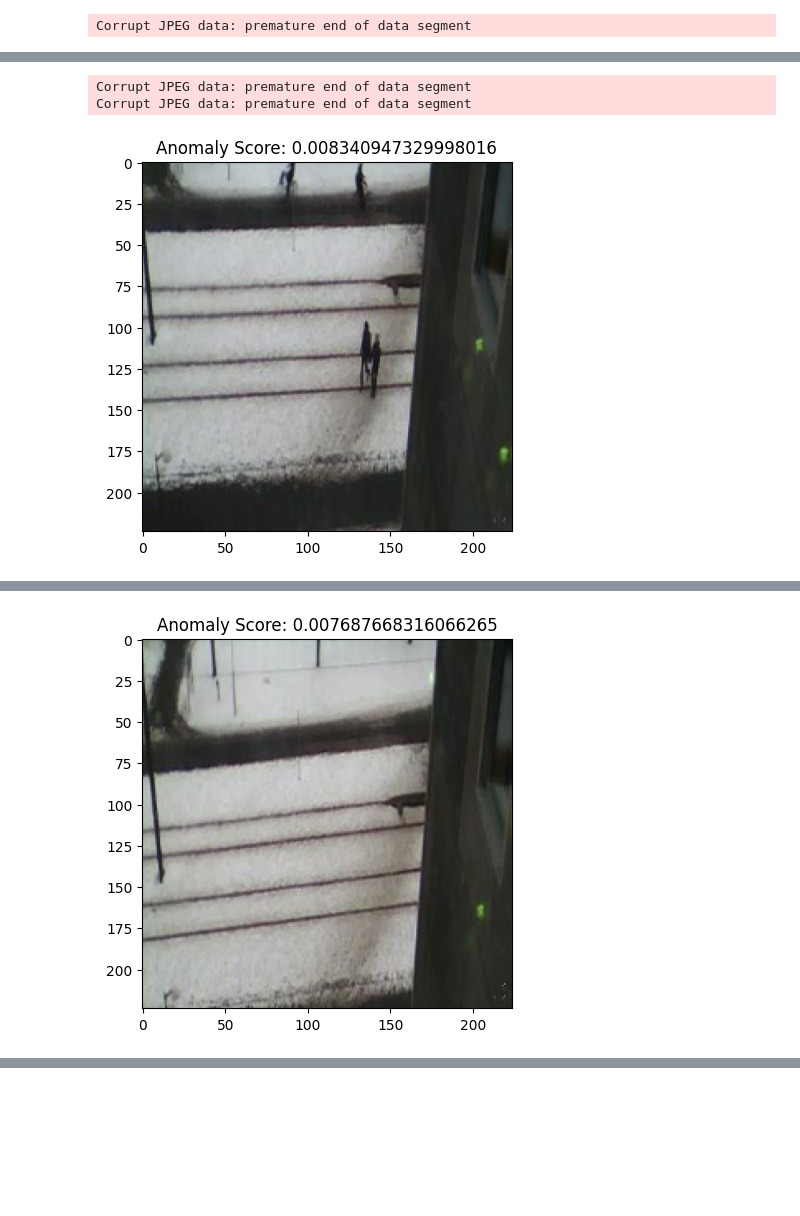
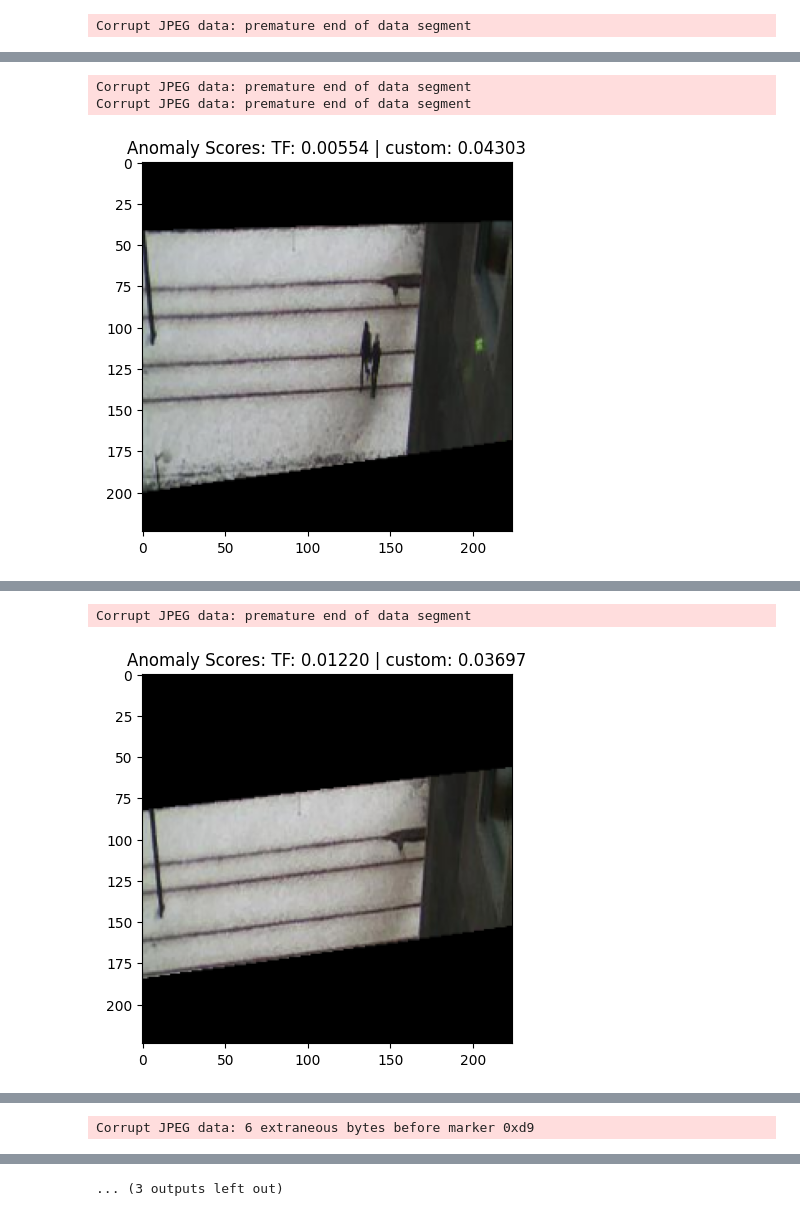
Before and after one commit to arshad171/iot-rads, a Jupyter notebook: test_anomaly_detection.ipynb, the cells around one changed output, grey strips where cells are left out. Drawn from its saved outputs; the diff is of its cells as text; code cells hidden in the pictures; blank space fills up the shorter version.

Commit message:
created dynamic mask. momentum SGD (python impl)

```diff
--- a/test_anomaly_detection.ipynb
+++ b/test_anomaly_detection.ipynb
@@ -7,13 +18,20 @@ from client.image_data_generator import ImageDataGenerator
 # %%
+TRIAN_TF_MODEL = True
+
 DATASET_PATH = "./images-data1/"
 TEST_DATASET_PATH = "./images-data1-test/"
-MASK_PATH = "./images-data1-mask/mask-2.mat"
+MASK_PATH = "./images-data1-mask/mask-6.mat"
 
 EMBEDDING_FEATURE_DIM = 128
 
 EPOCHS = 10
-BATCH_SIZE = 4
+BATCH_SIZE = 2
+LEARNING_RATE = 1e-3
 # %%
-train_data = ImageDataGenerator(dataset_path=DATASET_PATH, mask_path=MASK_PATH)
-test_data = ImageDataGenerator(dataset_path=TEST_DATASET_PATH, mask_path=MASK_PATH)
+train_data = ImageDataGenerator(
+    dataset_path=DATASET_PATH, mask_path=MASK_PATH, use_dynamic_mask=True
+)
+test_data = ImageDataGenerator(
+    dataset_path=TEST_DATASET_PATH, mask_path=MASK_PATH, use_dynamic_mask=True
+)
 # %% [output]
@@ -60,4 +96,19 @@ model.compile(loss="mse", optimizer="adam", metrics="mse")
+# %%
+# neural network: nothing but a list of layers!
+neural_net: List[BaseLayer] = [
+    LinearLayer(input_size=EMBEDDING_FEATURE_DIM, output_size=10),
+    ReluLayer(),
+    LinearLayer(input_size=10, output_size=2),
+    ReluLayer(),
+    LinearLayer(input_size=2, output_size=10),
+    ReluLayer(),
+    LinearLayer(input_size=10, output_size=EMBEDDING_FEATURE_DIM),
+    SigmoidLayer(),
+]
+
+loss = SquaredLoss()
 # %%
-model.fit(train_ds, epochs=EPOCHS)
+if TRIAN_TF_MODEL:
+    history = tf_neural_net.fit(train_ds, epochs=EPOCHS)
 # %% [output]
 Epoch 1/10
@@ -147,12 +291,17 @@ Epoch 5/10
 # %%
 for ix, (x, y) in enumerate(test_ds):
-    pred = model.predict(x)
+    pred = predict(neural_net, np.array(x))
 
-    score = tf.reduce_mean(tf.math.square(x - pred))
+    score = np.mean(tf.square(y - pred))
+    if TRIAN_TF_MODEL:
+        tf_pred = tf_neural_net.predict(x)
+        tf_score = tf.reduce_mean(tf.math.square(y - tf_pred))
+    else:
+        tf_score = 0.0
 
     plt.figure()
-    plt.imshow(test_data.get_image(ix, apply_mask=False))
-    plt.title(f"Anomaly Score: {score}")
+    plt.imshow(test_data.get_image(ix, apply_mask=True))
+    plt.title(f"Anomaly Scores: TF: {tf_score:.5f} | custom: {score:.5f}")
     plt.show()
 # %% [output]
 Corrupt JPEG data: premature end of data segment
@@ -160,3 +309,3 @@ Corrupt JPEG data: premature end of data segment
 Corrupt JPEG data: premature end of data segment
 Corrupt JPEG data: premature end of data segment
-[figure, old version]
+[figure, new version]
@@ -166 +314,2 @@ Corrupt JPEG data: premature end of data segment
+Corrupt JPEG data: premature end of data segment
-[figure, old version]
+[figure, new version]
@@ -168,0 +317 @@ Corrupt JPEG data: 6 extraneous bytes before marker 0xd9
+Corrupt JPEG data: 6 extraneous bytes before marker 0xd9
@@ -172,0 +320 @@ Corrupt JPEG data: 6 extraneous bytes before marker 0xd9
+... (3 outputs left out)
```
Also changed, not shown: parts of 11 cells of this notebook, 3 other files.
